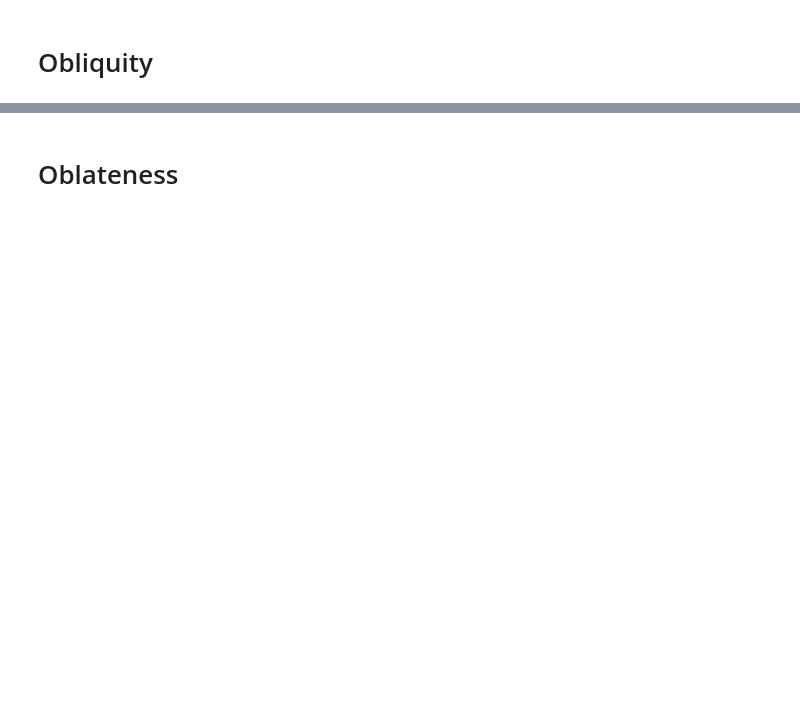
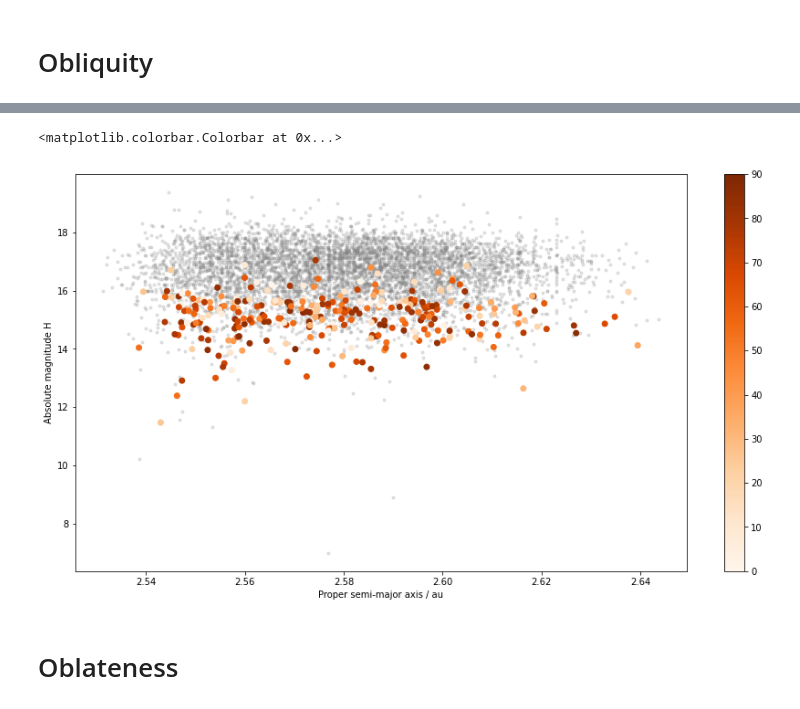
Before and after one commit to astrolabsoftware/fink-spins, a Jupyter notebook: notebooks/4_compare_literature.ipynb, the cells around one changed output, grey strips where cells are left out. Drawn from its saved outputs; the diff is of its cells as text; code cells hidden in the pictures; blank space fills up the shorter version.

```diff
--- a/notebooks/4_compare_literature.ipynb
+++ b/notebooks/4_compare_literature.ipynb
@@ -666,9 +619,9 @@ fig.savefig( os.path.join(data_fink, 'gfx', 'valid', 'sky_distances_vs_obs.png')
 # %%
 fig, ax = plt.subplots(figsize=(12,5))
 
-x = np.degrees(np.arccos(data['HG1G2hyb_minCosLambda']) - np.arccos(data['HG1G2hyb_maxCosLambda']))
+x = np.degrees(np.arccos(data['sHG1G2_min_cos_lambda']) - np.arccos(data['sHG1G2_max_cos_lambda']))
 y = data['spins.distance']
-im = ax.scatter( x[maskFINK], y[maskFINK], c=data.loc[maskFINK,'HG1G2hyb_R'], label='Select' )
+im = ax.scatter( x[maskFINK], y[maskFINK], c=data.loc[maskFINK,'sHG1G2_R'], label='Select' )
 ax.legend()
 ax.set_xlabel('Amplitude Lambda')
 ax.set_ylabel('Distances / deg')
@@ -929,3 +801,24 @@ ax.hist( data.loc[cond,'obliquity'], bins=b, range=r )
+# %%
+fig, ax = plt.subplots(figsize=(15,8))
+
+f = 'Astraea'
+
+cond = bft['family.family_name']==f
+ax.scatter( bft.loc[cond,'proper_elements.proper_semi_major_axis.value'], bft.loc[cond,'absolute_magnitude.value'], color='grey', alpha=0.2, marker='.' )
+
+
+cond = maskFINK & (data['family.family_name']==f)
+im = ax.scatter( data.loc[cond,'proper_elements.proper_semi_major_axis.value'],
+            data.loc[cond,'absolute_magnitude.value'],
+            c=np.abs(data.loc[cond,'obliquity']-90),
+            vmin=0, vmax=90, alpha=1.0, marker='o', cmap='Oranges' )
+
+ax.set_xlabel('Proper semi-major axis / au')
+ax.set_ylabel('Absolute magnitude H')
+fig.colorbar(im)
+# %% [output]
+<matplotlib.colorbar.Colorbar at 0x...>
+[figure, added]
 # %% [markdown]
 # Oblateness
 # %%
```
Also changed, not shown: parts of 51 cells of this notebook, 1 other file.
